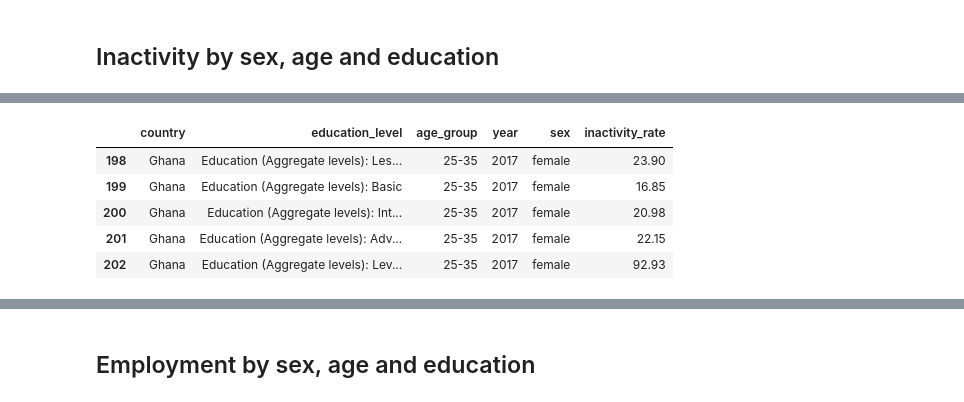
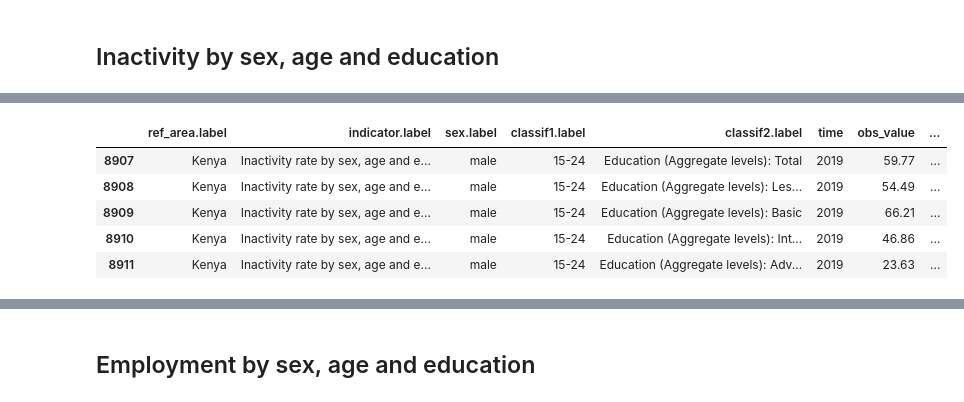
Before and after one commit to ChepkiruiTonui/World-Data-lab-hackathon, a Jupyter notebook: Data Preparation.ipynb, the cells around one changed output, grey strips where cells are left out. Cells and saved outputs as stored; diff of their text form; code cells hidden in the pictures.

Commit message:
Updated data

```diff
--- a/Data Preparation.ipynb
+++ b/Data Preparation.ipynb
@@ -759,6 +857,9 @@ def process_education_data(data, indicator):
 # %%
  # Replace with your desired years
 inactivity_df = process_education_data(labor_df,"Inactivity rate by sex, age and education (%)")
+
+inactivity_df['obs_value'] = pd.to_numeric(inactivity_df['obs_value'], errors='coerce')
+
 inactivity_df.tail()
 # %% [output]
 |  | ref_area.label | indicator.label | sex.label | classif1.label | classif2.label | time | obs_value |
@@ -767,44 +868,3 @@ inactivity_df.tail()
 | 45531 | Ghana | Inactivity rate by sex, age and e... | female | 25-35 | Education (Aggregate levels): Int... | 2017 | 20.98 |
 | 45532 | Ghana | Inactivity rate by sex, age and e... | female | 25-35 | Education (Aggregate levels): Adv... | 2017 | 22.15 |
 | 45533 | Ghana | Inactivity rate by sex, age and e... | female | 25-35 | Education (Aggregate levels): Lev... | 2017 | 92.93 |
-# %%
-# Create a dictionary mapping the combination of 'age_group', 'year', and 'gender' to 'obs_value'
-obs_value_map = inactivity_df.set_index(['ref_area.label','classif2.label','classif1.label', 'time', 'sex.label'])['obs_value'].to_dict()
-
-# Creating lists to store the data
-country = []
-education_level = []
-age_group = []
-year = []
-sex = []
-value = []
-
-# Parsing the data dictionary and extracting values
-for key, val in obs_value_map.items():
-    country.append(key[0])
-    education_level.append(key[1])
-    age_group.append(key[2])
-    year.append(key[3])
-    sex.append(key[4])
-    value.append(val)
-
-# Creating a DataFrame
-edu_levels_df = pd.DataFrame({
-    'country' : country,
-    'education_level': education_level,
-    'age_group': age_group,
-    'year': year,
-    'sex': sex,
-    'inactivity_rate': value
-})
-
-edu_levels_df['inactivity_rate'] = pd.to_numeric(edu_levels_df['inactivity_rate'], errors='coerce')
-
-edu_levels_df.tail()
-# %% [output]
-|  | country | education_level | age_group | year | sex | inactivity_rate |
-| 198 | Ghana | Education (Aggregate levels): Les... | 25-35 | 2017 | female | 23.90 |
-| 199 | Ghana | Education (Aggregate levels): Basic | 25-35 | 2017 | female | 16.85 |
-| 200 | Ghana | Education (Aggregate levels): Int... | 25-35 | 2017 | female | 20.98 |
-| 201 | Ghana | Education (Aggregate levels): Adv... | 25-35 | 2017 | female | 22.15 |
-| 202 | Ghana | Education (Aggregate levels): Lev... | 25-35 | 2017 | female | 92.93 |
@@ -811,3 +890,12 @@ edu_levels_df.tail()
+# %%
+inactivity_df.head()
+# %% [output]
+|  | ref_area.label | indicator.label | sex.label | classif1.label | classif2.label | time | obs_value | ... |
+| 8907 | Kenya | Inactivity rate by sex, age and e... | male | 15-24 | Education (Aggregate levels): Total | 2019 | 59.77 | ... |
+| 8908 | Kenya | Inactivity rate by sex, age and e... | male | 15-24 | Education (Aggregate levels): Les... | 2019 | 54.49 | ... |
+| 8909 | Kenya | Inactivity rate by sex, age and e... | male | 15-24 | Education (Aggregate levels): Basic | 2019 | 66.21 | ... |
+| 8910 | Kenya | Inactivity rate by sex, age and e... | male | 15-24 | Education (Aggregate levels): Int... | 2019 | 46.86 | ... |
+| 8911 | Kenya | Inactivity rate by sex, age and e... | male | 15-24 | Education (Aggregate levels): Adv... | 2019 | 23.63 | ... |
 # %%
 def merge_edu_levels(education_df, edu_levels_df):
     education_levels = ['Less than basic','Basic','Intermediate','Advanced','Level not stated']
```
Also changed, not shown: parts of 17 cells of this notebook, 4 other files.
